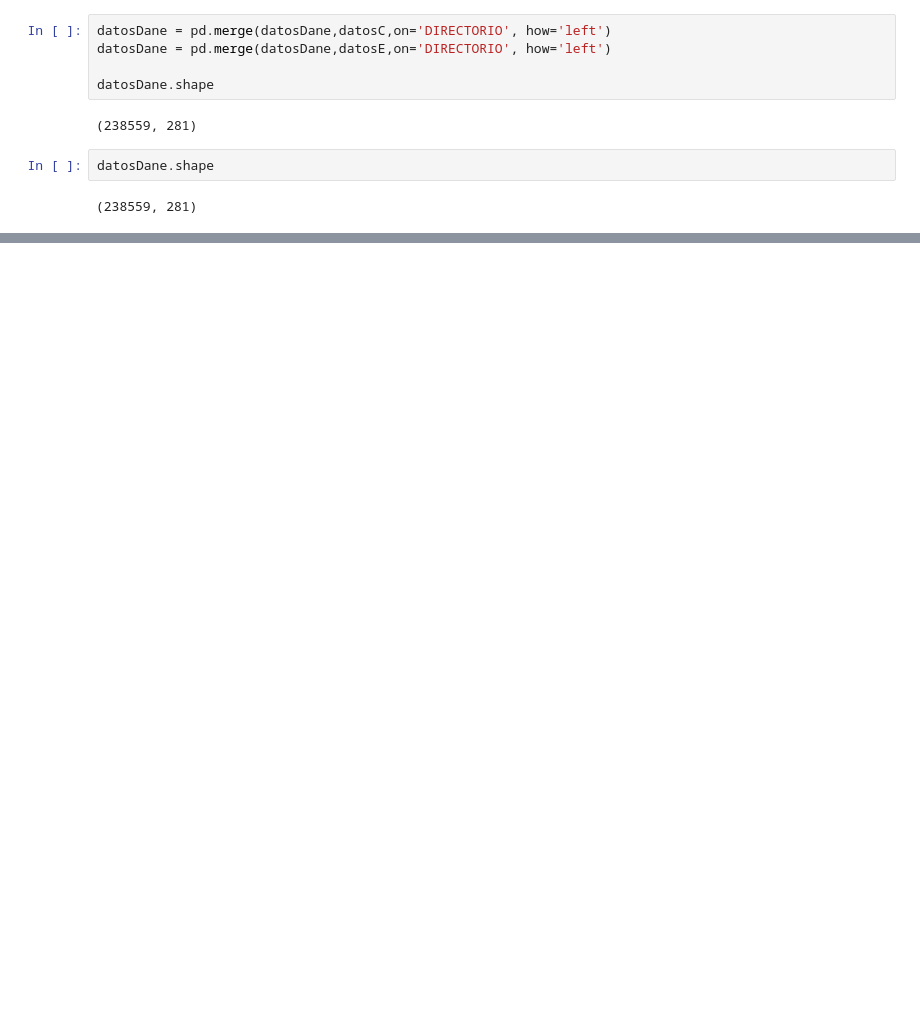
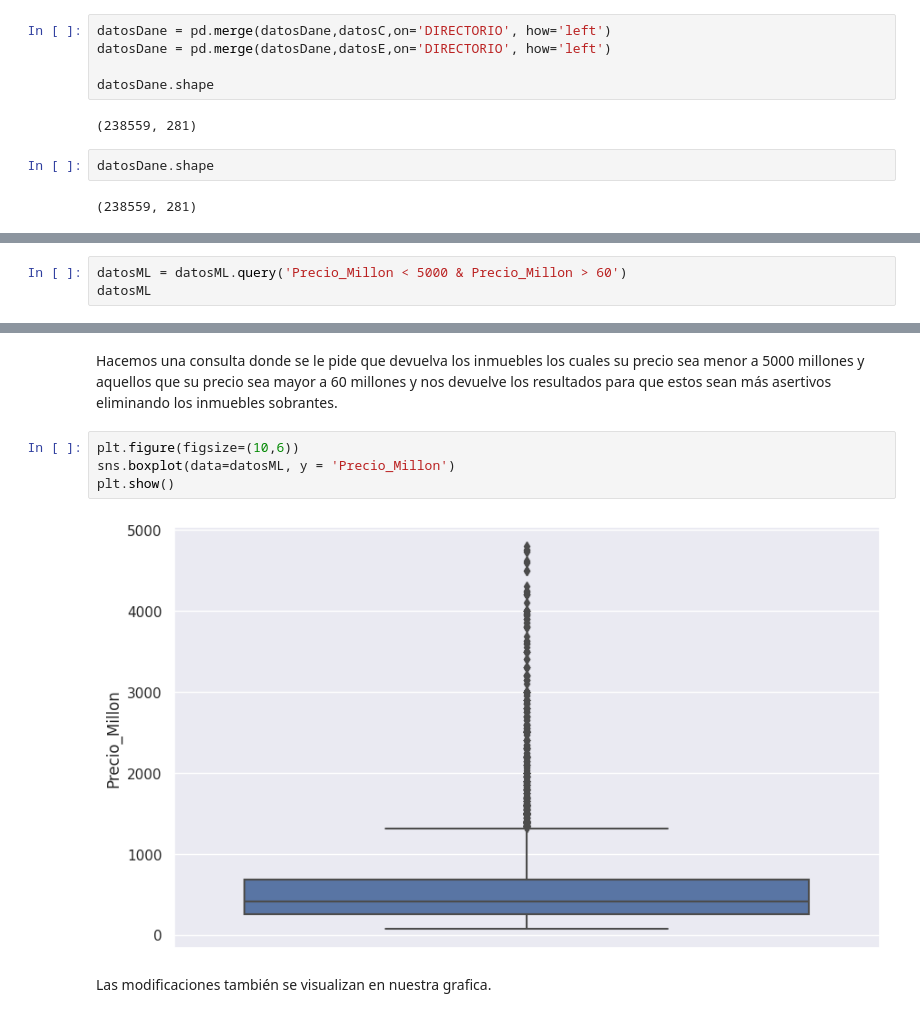
Before and after one commit to Yoel-Gasca/InmersionDatos, a Jupyter notebook: Inmersion_Datos.ipynb, the cells around one changed output, grey strips where cells are left out. Saved outputs shown, nothing was run; the diff lists cells and outputs as text; blank space fills up the shorter version.

```diff
--- a/Inmersion_Datos.ipynb
+++ b/Inmersion_Datos.ipynb
@@ -833,0 +1109,3 @@ Con esto generamos mas columnas de informacion en el Dataset.
+# %%
+datosML = datosML.query('Precio_Millon < 5000 & Precio_Millon > 60')
+datosML
@@ -833,0 +1126,10 @@ Con esto generamos mas columnas de informacion en el Dataset.
+# %% [markdown]
+Hacemos una consulta donde se le pide que devuelva los inmuebles los cuales su precio sea menor a 5000 millones y aquellos que su precio sea mayor a 60 millones y nos devuelve los resultados para que estos sean más asertivos eliminando los inmuebles sobrantes.
+# %%
+plt.figure(figsize=(10,6))
+sns.boxplot(data=datosML, y = 'Precio_Millon')
+plt.show()
+# %% [output]
+[figure, added]
+# %% [markdown]
+Las modificaciones también se visualizan en nuestra grafica.
```
Also changed, not shown: parts of 120 cells of this notebook.
